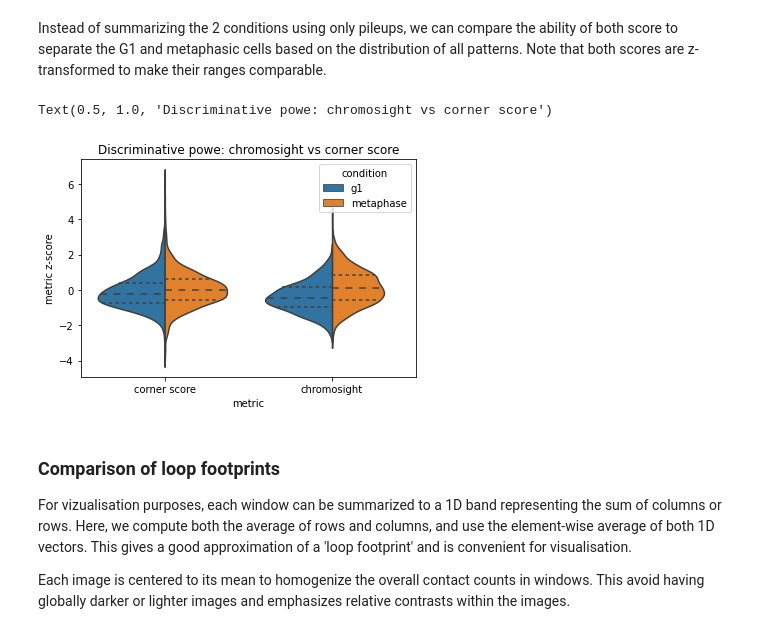
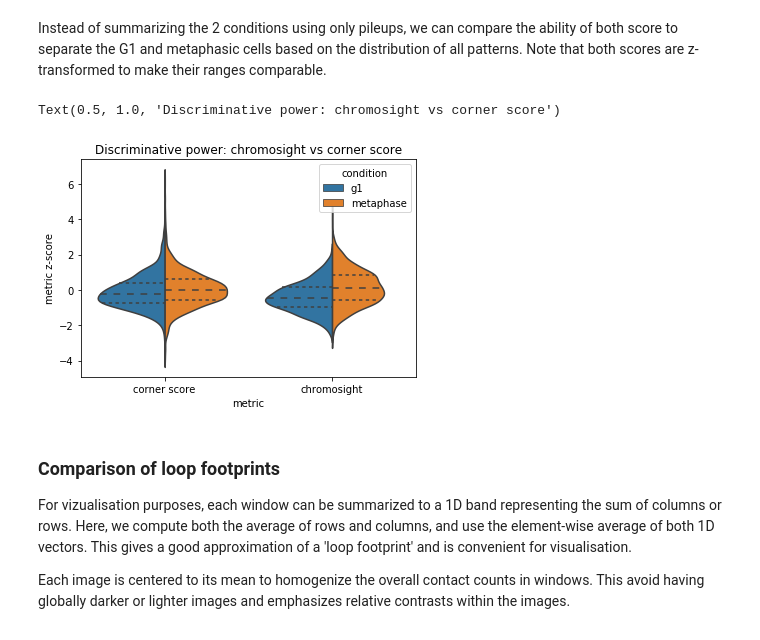
Before and after one commit to koszullab/chromosight, a Jupyter notebook: docs/notebooks/g1_metaphase_yeast_example.ipynb, the cells around one changed output. Cells and saved outputs as stored; diff of their text form; code cells hidden in the pictures.

Commit message:
fix typo in plot title from notebook

```diff
--- a/docs/notebooks/g1_metaphase_yeast_example.ipynb
+++ b/docs/notebooks/g1_metaphase_yeast_example.ipynb
@@ -204,17 +204,17 @@ Instead of summarizing the 2 conditions using only pileups, we can compare the a
 # %%
 corner = comp_df.drop('score', axis=1).rename(columns={'corner_score': 'score'})
 corner['metric'] = 'corner score'
 corner['score'] = st.zscore(corner['score'])
 chromo = comp_df.drop('corner_score', axis=1)
 chromo['metric'] = 'chromosight'
 chromo['score'] = st.zscore(chromo['score'])
 comp_scores = pd.concat([corner, chromo]).reset_index(drop=True)
 sns.violinplot(data=comp_scores, x='metric', y='score', split=True, hue='condition', inner='quartile')
 plt.ylabel('metric z-score')
-plt.title('Discriminative powe: chromosight vs corner score')
+plt.title('Discriminative power: chromosight vs corner score')
 # %% [output]
-Text(0.5, 1.0, 'Discriminative powe: chromosight vs corner score')
+Text(0.5, 1.0, 'Discriminative power: chromosight vs corner score')
-[figure, old version]
+[figure, new version]
 # %% [markdown]
 ### Comparison of loop footprints
 For vizualisation purposes, each window can be summarized to a 1D band representing the sum of columns or rows. Here, we compute both the average of rows and columns, and use the element-wise average of both 1D vectors. This gives a good approximation of a 'loop footprint' and is convenient for visualisation.
```
Also changed, not shown: parts of 5 cells of this notebook.
